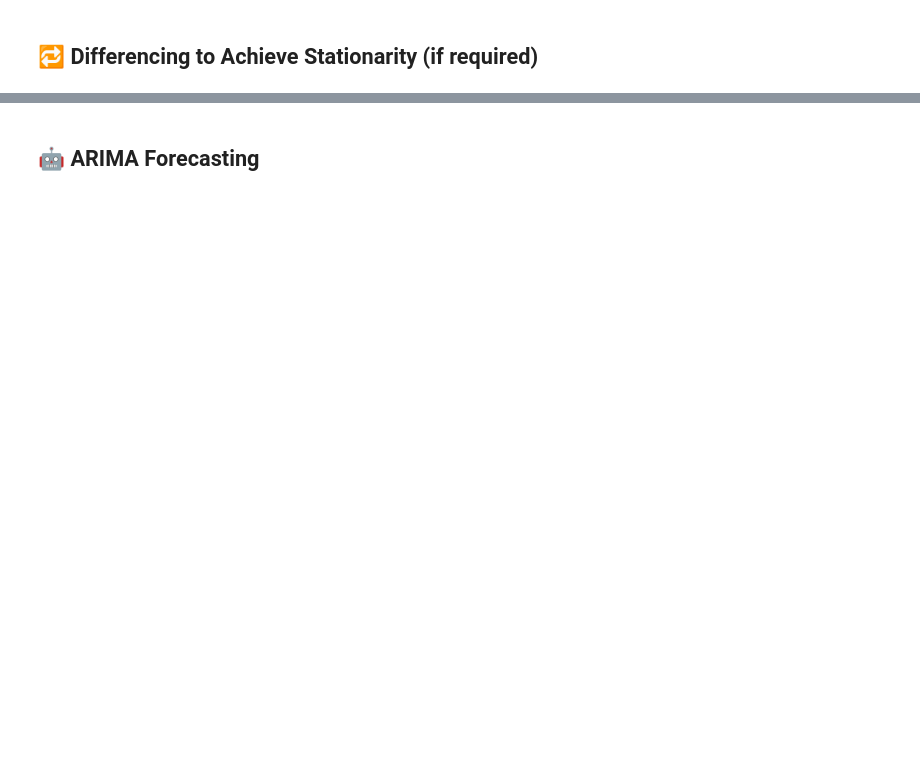
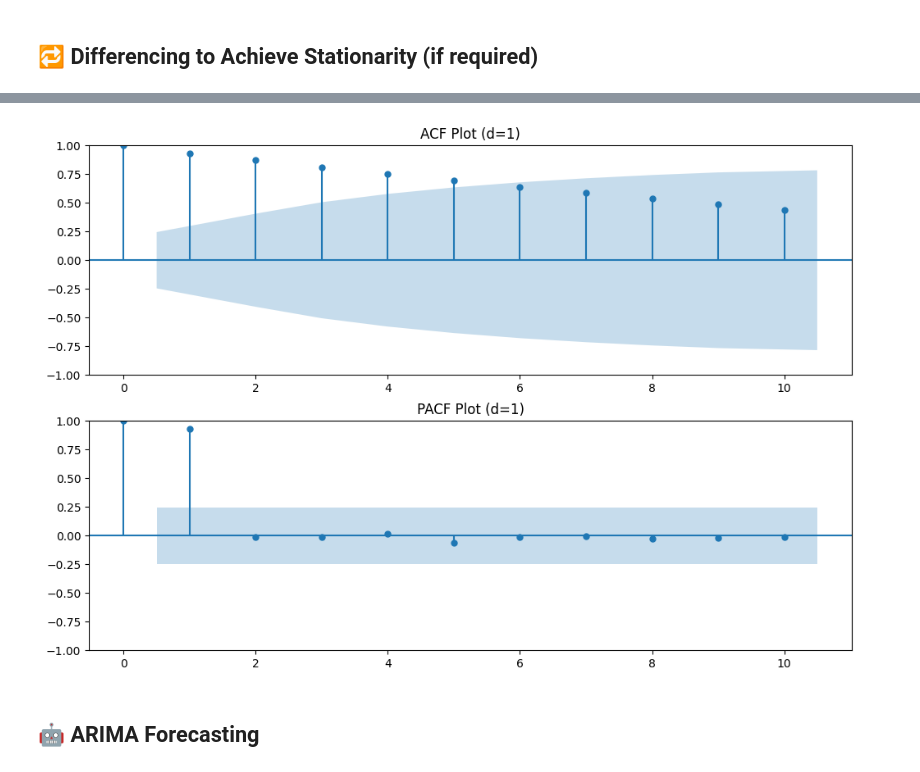
Before and after one commit to SumByron/Timesries-Capstone, a Jupyter notebook: Improved_GDP_Forecasting_Notebook.ipynb, the cells around one changed output, grey strips where cells are left out. Cells and saved outputs as stored; diff of their text form; code cells hidden in the pictures; blank space fills up the shorter version.

Commit message:
Changes
Adding  ACF and PACF

```diff
--- a/Improved_GDP_Forecasting_Notebook.ipynb
+++ b/Improved_GDP_Forecasting_Notebook.ipynb
@@ -61,3 +93,12 @@ plt.show()
+# %%
+# Plot ACF and PACF for differenced series
+from statsmodels.graphics.tsaplots import plot_pacf, plot_acf
+fig, (ax1, ax2) = plt.subplots(2, 1, figsize=(12, 8))
+plot_acf(df, lags=10, ax=ax1, title='ACF Plot (d=1)')
+plot_pacf(df, lags=10, ax=ax2, method='ywm', title='PACF Plot (d=1)')
+plt.show()
+# %% [output]
+[figure, added]
 # %% [markdown]
 ## 🤖 ARIMA Forecasting
 # %%
```
Also changed, not shown: parts of 6 cells of this notebook.
